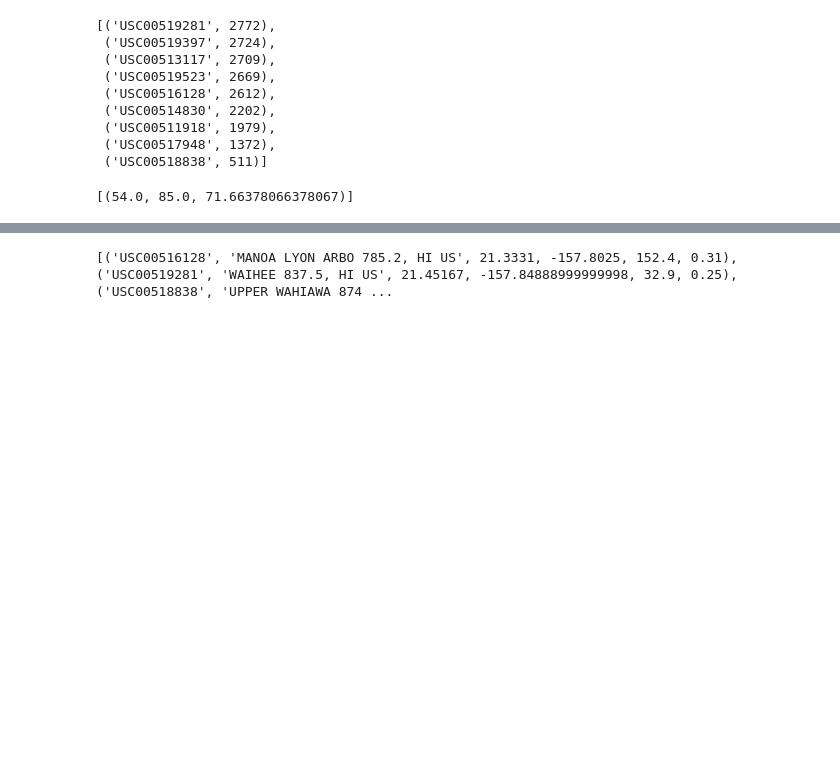
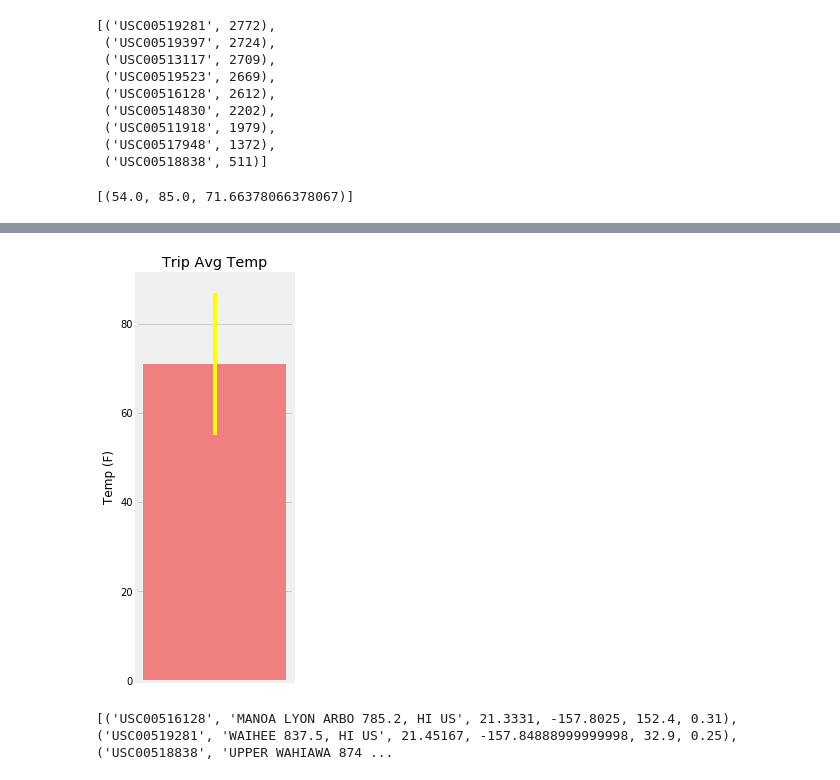
Before and after one commit to mjvillacresesn/Surfs-Up, a Jupyter notebook: climate_starter.ipynb, the cells around one changed output, grey strips where cells are left out. Cells and saved outputs as stored; diff of their text form; code cells hidden in the pictures; blank space fills up the shorter version.

```diff
--- a/climate_starter.ipynb
+++ b/climate_starter.ipynb
@@ -214,6 +215,18 @@ print(calc_temps('2015-12-27', '2016-01-10'))
 # %%
-# Plot the results from your previous query as a bar chart.
-# Use "Trip Avg Temp" as your Title
-# Use the average temperature for the y value
-# Use the peak-to-peak (tmax-tmin) value as the y error bar (yerr)
+# 13. plot the results from your previous query as a bar chart.
+#     Use "Trip Avg Temp" as your Title
+#     Use the average temperature for the y value
+#     Use the peak-to-peak (tmax-tmin) value as the y error bar (yerr)
+
+mean = 70.96
+peak2peak = 16
+ind = 1    # the x locations for the groups
+
+plt.figure(figsize=(2.5, 7.5))
+plt.xticks([])
+
+plt.title("Trip Avg Temp")
+plt.ylabel("Temp (F)")
+
+mytrip_temp = plt.bar(ind, mean, yerr=peak2peak, color='lightcoral', ecolor="yellow", align="center")
 # %% [output]
@@ -222,3 +233,4 @@ print(calc_temps('2015-12-27', '2016-01-10'))
+[figure, added]
 # %%
 # Calculate the rainfall per weather station for your trip dates using the previous year's matching dates.
 # Sort this in descending order by precipitation amount and list the station, name, latitude, longitude, and elevation
```
Also changed, not shown: parts of 18 cells of this notebook.
